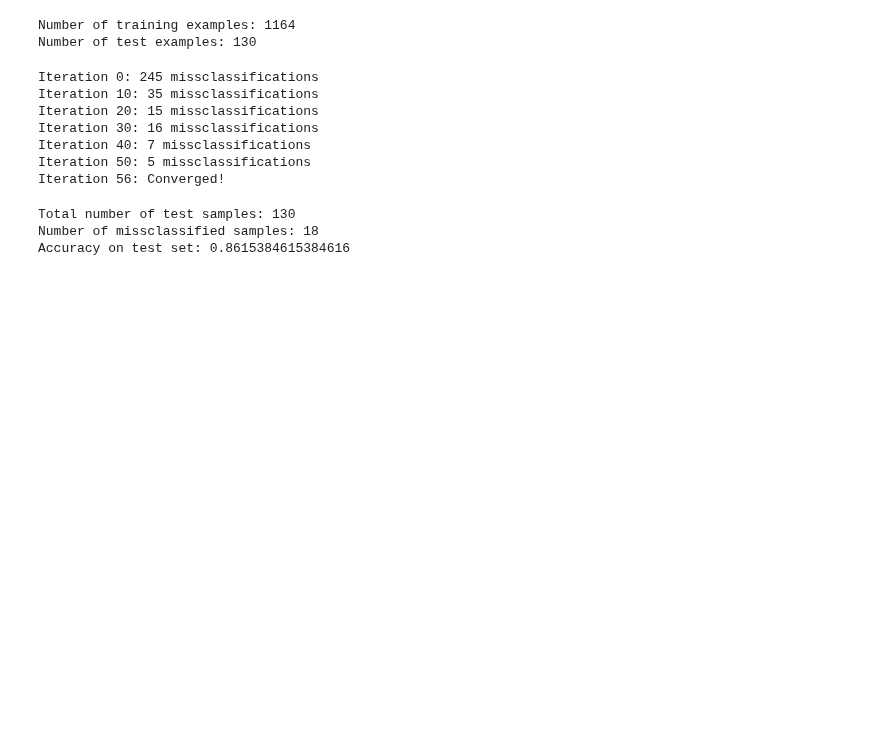
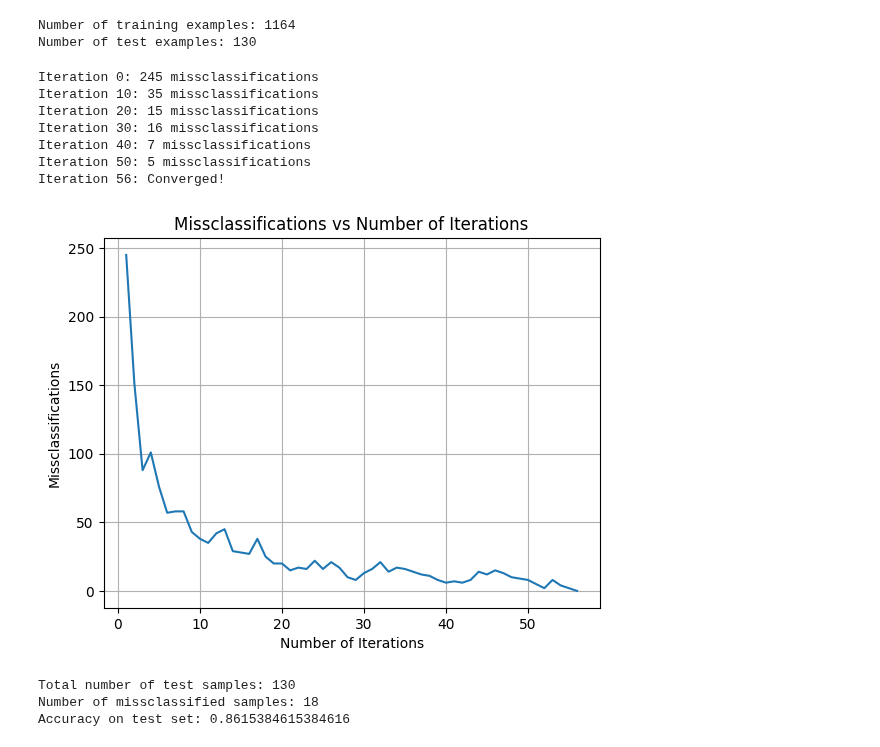
Before and after one commit to PritK99/ML-Toolbox, a Jupyter notebook: Perceptron/gender prediction.ipynb, the cells around one changed output. Saved outputs shown, nothing was run; the diff lists cells and outputs as text; code cells hidden in the pictures; blank space fills up the shorter version.

Commit message:
Testing visualization

```diff
--- a/Perceptron/gender prediction.ipynb
+++ b/Perceptron/gender prediction.ipynb
@@ -105,6 +106,7 @@ W = np.zeros((num_feats, 1))
 # %%
 def fit(X, y, W, threshold=1000):
     m = X.shape[0]
+    missclassifications = []  # List to store missclassifications at each iteration
 
     num_iterations = 0
 
@@ -116,6 +118,8 @@ def fit(X, y, W, threshold=1000):
             if (Z[0][0] <= 0):
                 W = W + y[j]*X[j]
                 miss += 1
+
+        missclassifications.append(miss)
 
         if (num_iterations % 10 == 0):
             print(f"Iteration {num_iterations}: {miss} missclassifications")
@@ -130,9 +134,9 @@ def fit(X, y, W, threshold=1000):
             print("Algorithm did not converge!")
             break
 
-    return W
+    return W, missclassifications
 # %%
-W = fit(X_train, y_train, W)
+W, missclassifications = fit(X_train, y_train, W)
 # %% [output]
 Iteration 0: 245 missclassifications
 Iteration 10: 35 missclassifications
@@ -141,6 +145,16 @@ Iteration 30: 16 missclassifications
 Iteration 40: 7 missclassifications
 Iteration 50: 5 missclassifications
 Iteration 56: Converged!
+# %%
+# Plotting missclassifications against the number of iterations
+plt.plot(range(1, len(missclassifications) + 1), missclassifications)
+plt.xlabel('Number of Iterations')
+plt.ylabel('Missclassifications')
+plt.title('Missclassifications vs Number of Iterations')
+plt.grid(True)
+plt.show()
+# %% [output]
+[figure, added]
 # %%
 def get_accuracy(X, y, W):
 
```
Also changed, not shown: parts of 1 cell of this notebook.
